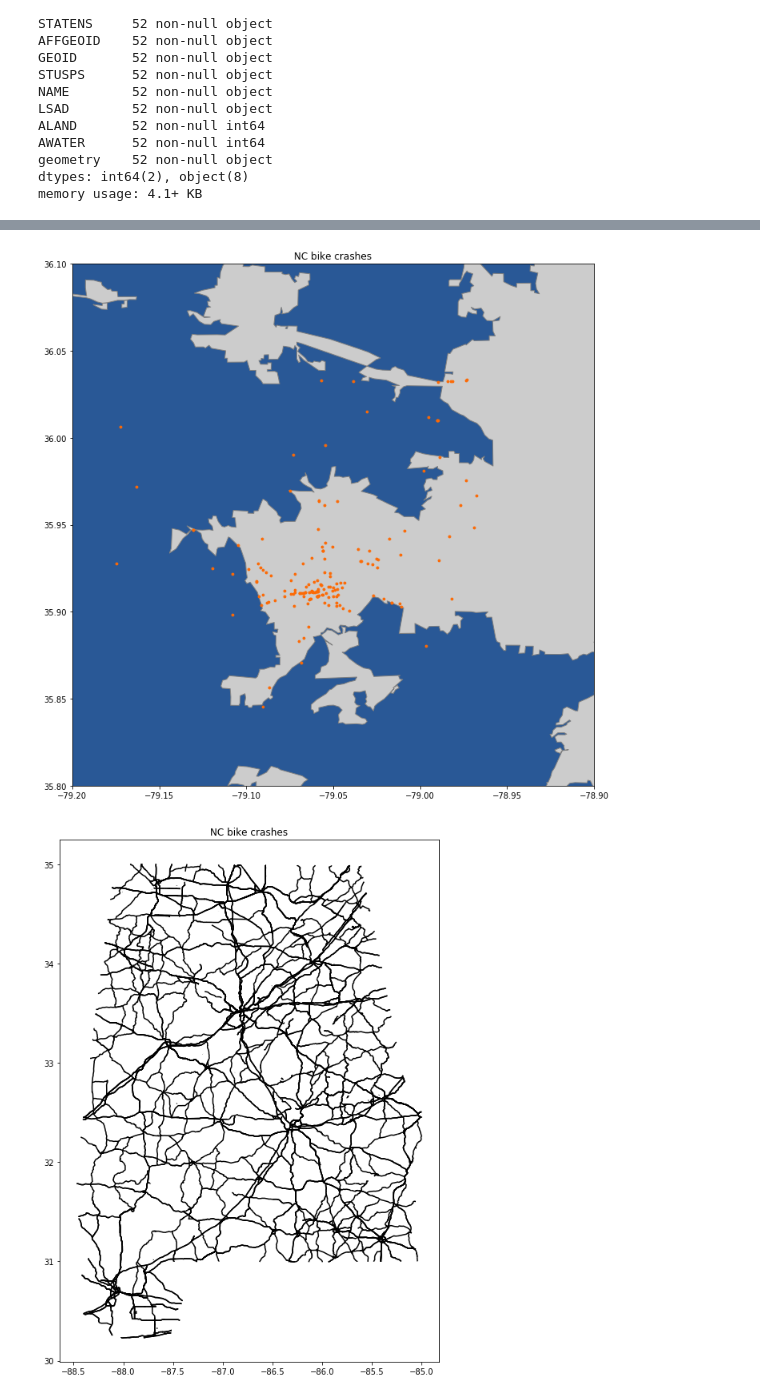
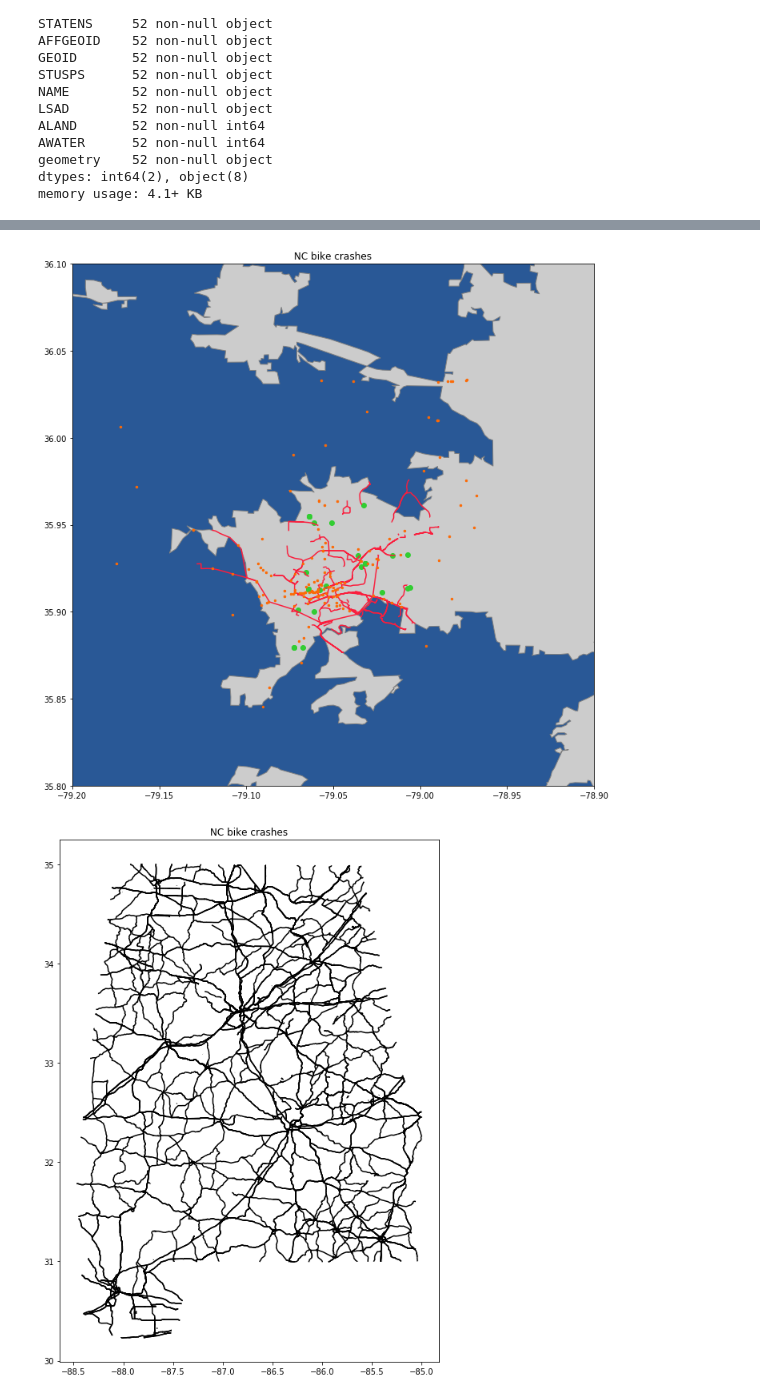
Before and after one commit to mahorn/bicycle-crashes, a Jupyter notebook: bici-buffering-clipping.ipynb, the cells around one changed output, grey strips where cells are left out. Saved outputs shown, nothing was run; the diff lists cells and outputs as text; code cells hidden in the pictures.

```diff
--- a/bici-buffering-clipping.ipynb
+++ b/bici-buffering-clipping.ipynb
@@ -15,5 +15,8 @@ plt.rcParams['figure.figsize'] = (15, 12)
 states = gpd.read_file('http://www2.census.gov/geo/tiger/GENZ2017/shp/cb_2017_us_state_20m.zip')
 urban = gpd.read_file('http://www2.census.gov/geo/tiger/GENZ2017/shp/cb_2017_us_ua10_500k.zip')
 bicycles = gpd.read_file('https://www.chapelhillopendata.org/api/v2/catalog/datasets/bicycle-crash-data-chapel-hill-region/exports/geojson')
-roads = gpd.read_file('https://www2.census.gov/geo/tiger/TIGER2013/PRISECROADS/tl_2013_01_prisecroads.zip')
+streets = gpd.read_file('https://www.chapelhillopendata.org/api/v2/catalog/datasets/streets/exports/geojson')
+parks = gpd.read_file('https://www.chapelhillopendata.org/api/v2/catalog/datasets/chapel-hill-parks-and-rec-facilities/exports/geojson')
+bus = gpd.read_file('https://www.chapelhillopendata.org/api/v2/catalog/datasets/nextbus/exports/geojson')
+lines = gpd.read_file('https://www.chapelhillopendata.org/api/v2/catalog/datasets/chapel-hill-bike-map-lines/exports/geojson')
 # %%
@@ -22,0 +31,3 @@ print(states.crs, urban.crs, bicycles.crs, roads.crs)
+# %%
+urban.to_crs(epsg=4326, inplace=True)
+urban.crs
@@ -23,19 +36,16 @@ print(states.crs, urban.crs, bicycles.crs, roads.crs)
 # %%
-proj_params = '+proj=longlat +datum=WGS84 +no_defs'
-
-states_projected = states.to_crs(proj_params)
-urban_projected = urban.to_crs(proj_params)
-roads_projected = roads.to_crs(proj_params)
-
 fig, ax = plt.subplots()
 
 title='NC bike crashes'
 ax.set(title=title)
 
-states_projected.plot(ax=ax, color='#295896', linewidth=.4, zorder=1);
-urban_projected.plot(ax=ax, edgecolor='gray', color='#cccccc', zorder=2);
-roads_projected.plot(ax=ax, edgecolor='black', color='#000000', zorder=3);
-bicycles.plot(ax=ax, color='#fd6a05', zorder=4, markersize=8);
+states.plot(ax=ax, color='#295896', linewidth=.4, zorder=1);
+urban.plot(ax=ax, edgecolor='gray', color='#cccccc', zorder=2);
+streets.plot(ax=ax, edgecolor='black', color='#000000', zorder=3);
+parks.plot(ax=ax, color='#32CD32', zorder=4);
+bus.plot(ax=ax, color='#FAD71E', zorder=5);
+lines.plot(ax=ax, color='#FA1E3D', zorder=6);
+bicycles.plot(ax=ax, color='#fd6a05', zorder=7, markersize=8);
 
 ax.set(xlim=(-130,-65), ylim=(20,65));
 # %% [output]
@@ -107,19 +117,22 @@ nc = states_projected[states_projected['STATEFP'] == '37']
 # %%
 fig, ax = plt.subplots()
 
 title='NC bike crashes'
 ax.set(title=title)
 
 nc.plot(ax=ax, color='#295896', linewidth=.4, zorder=1);
-urban_projected.plot(ax=ax, edgecolor='gray', color='#cccccc', zorder=2);
-roads.plot(ax=ax, edgecolor='black', zorder=3);
-bicycles.plot(ax=ax, color='#fd6a05', zorder=4, markersize=8);
+urban.plot(ax=ax, edgecolor='gray', color='#cccccc', zorder=2);
+# streets.plot(ax=ax, edgecolor='black', color='#000000', zorder=3);
+parks.plot(ax=ax, color='#32CD32', zorder=4);
+# bus.plot(ax=ax, color='#FAD71E', zorder=5);
+lines.plot(ax=ax, color='#FA1E3D', zorder=6);
+bicycles.plot(ax=ax, color='#fd6a05', zorder=7, markersize=6);
 
 # ax.set(xlim=(-80,-78), ylim=(35,37));
 
 ax.set(xlim=(-79.2,-78.9), ylim=(35.8,36.1));
 # %% [output]
-[figure, old version]
+[figure, new version]
 # %%
 fig, ax = plt.subplots()
 
```
Also changed, not shown: parts of 4 cells of this notebook.
